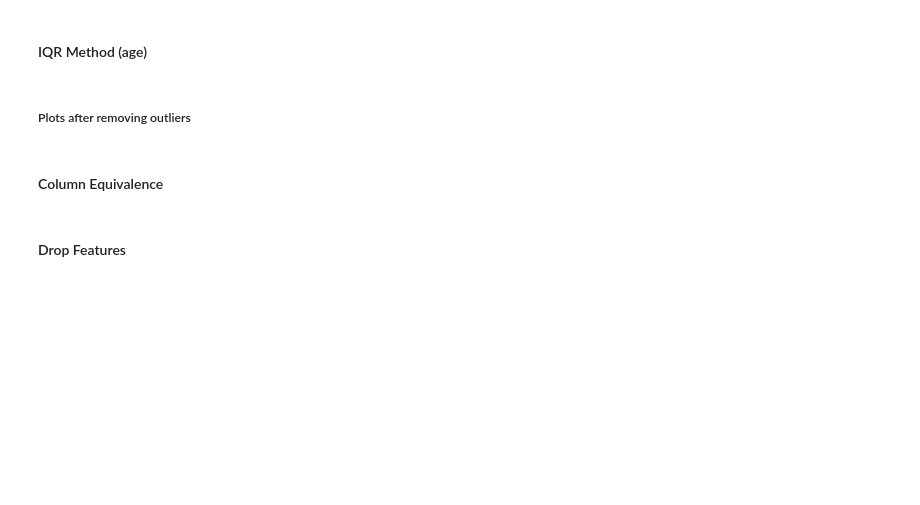
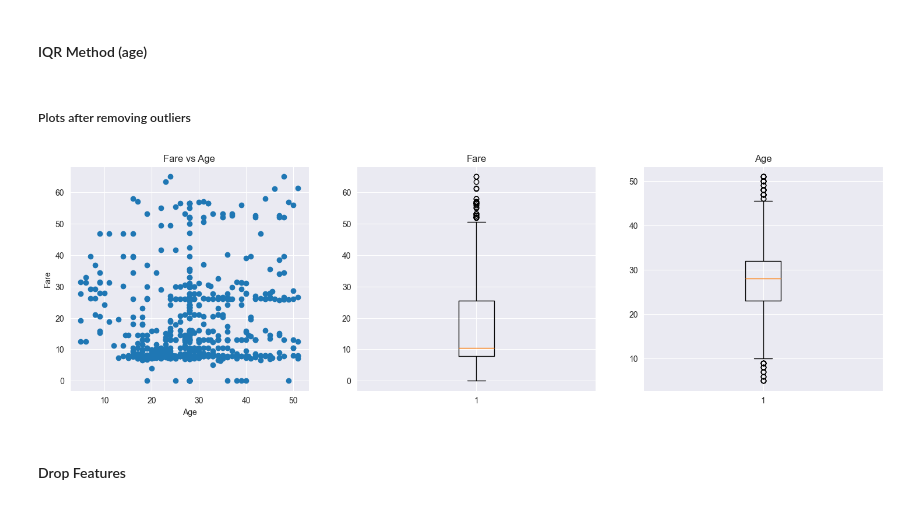
Before and after one commit to ishahzaibkhan/titanic_kaggle, a Jupyter notebook: main.ipynb, the cells around one changed output. Cells and saved outputs as stored; diff of their text form; code cells hidden in the pictures; blank space fills up the shorter version.

```diff
--- a/main.ipynb
+++ b/main.ipynb
@@ -151,20 +151,20 @@ df = df.loc[(df["Age"] > low) & (df["Age"] < high)].reset_index(drop=True)
 # %%
 fig, axes = plt.subplots(1,3, figsize=(18,5))
 
 # Fare vs Age
-axes[0].scatter(df["age"], df["fare"])
+axes[0].scatter(df["Age"], df["Fare"])
 axes[0].set_title("Fare vs Age")
 axes[0].set_xlabel("Age")
 axes[0].set_ylabel("Fare")
 
 # Fare Boxplot
-axes[1].boxplot(df["fare"])
+axes[1].boxplot(df["Fare"])
 axes[1].set_title("Fare")
 
 # Age Boxplot
-axes[2].boxplot(df["age"])
+axes[2].boxplot(df["Age"])
 axes[2].set_title("Age")
 
 plt.show()
+# %% [output]
+[figure, added]
-# %% [markdown]
-#### Column Equivalence
```
Also changed, not shown: parts of 4 cells of this notebook.
